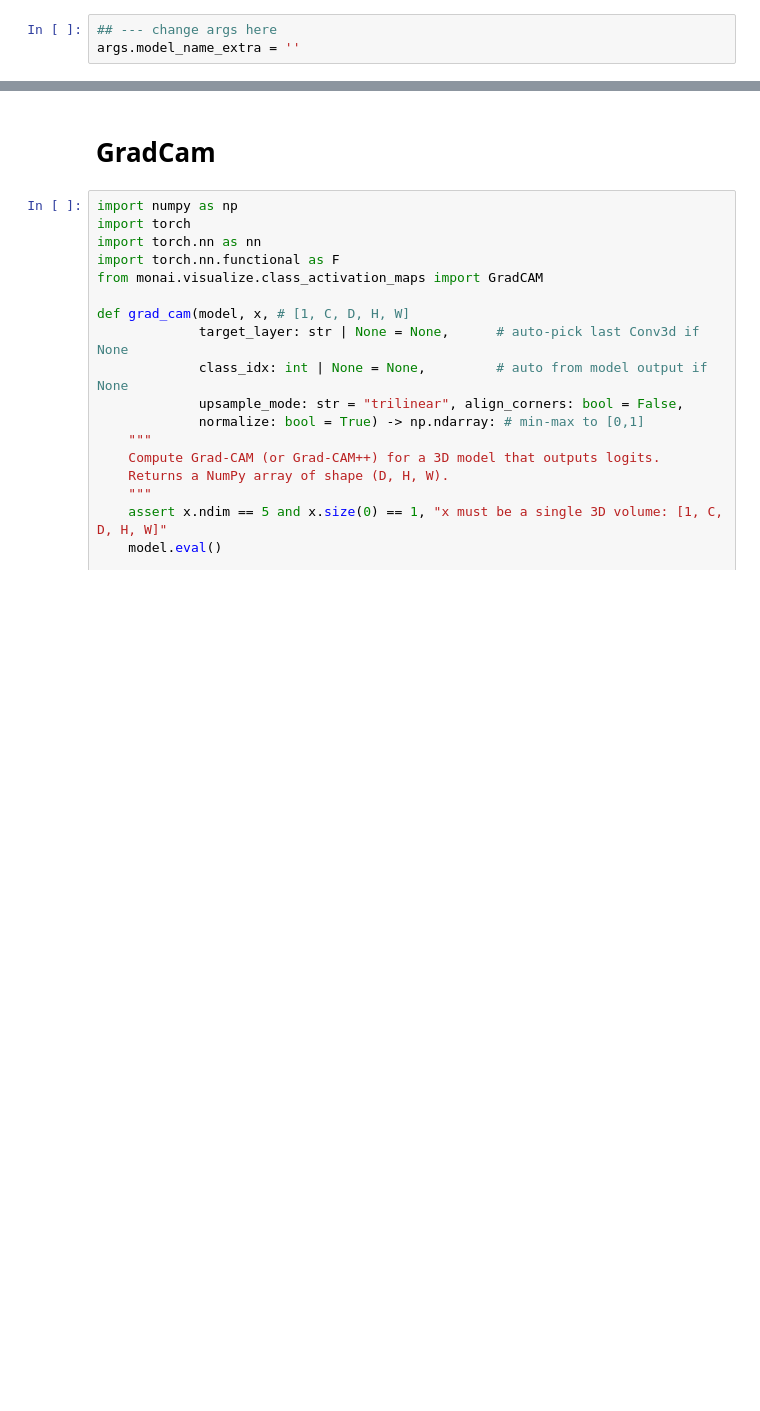
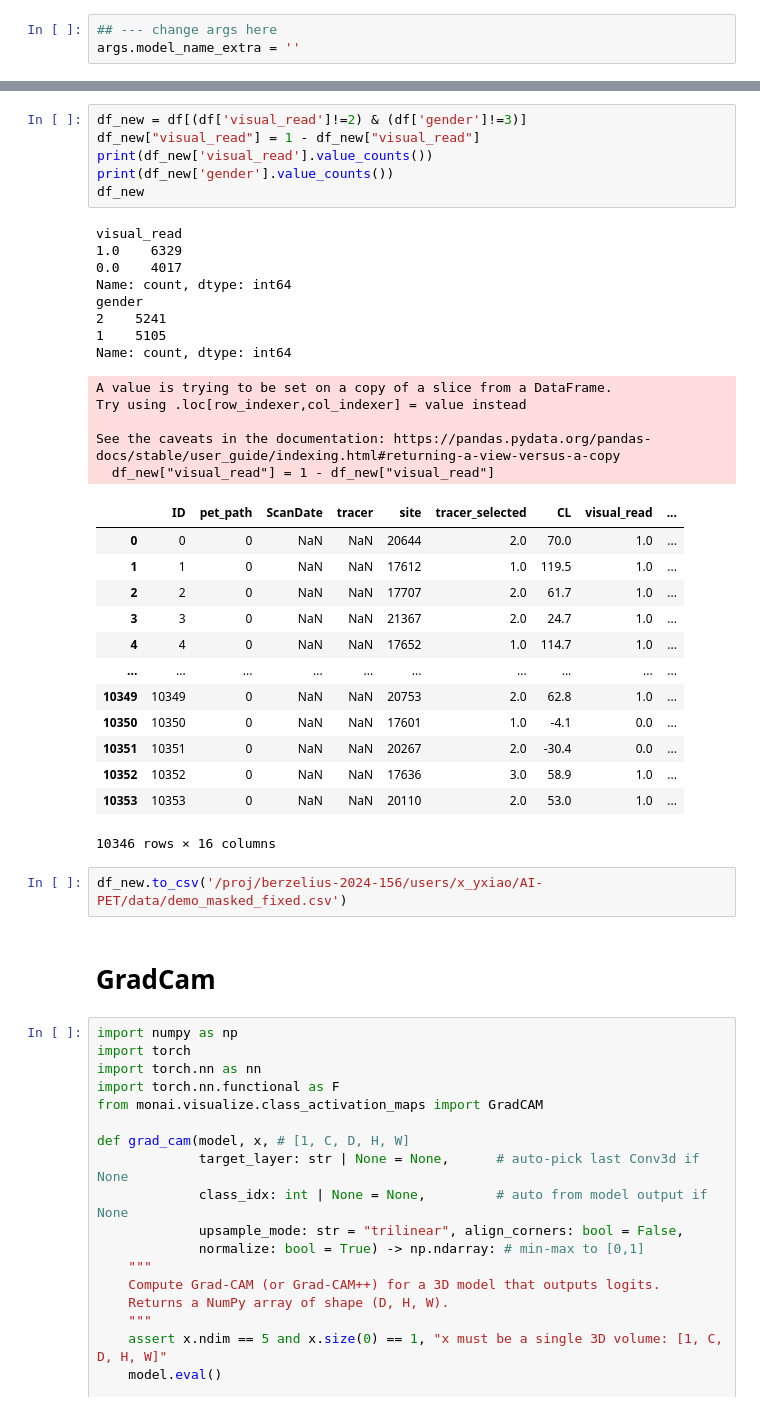
Before and after one commit to DeMONLab-BioFINDER/AI-PET, a Jupyter notebook: visualize.ipynb, the cells around one changed output, grey strips where cells are left out. Drawn from its saved outputs; the diff is of its cells as text; blank space fills up the shorter version.

```diff
--- a/visualize.ipynb
+++ b/visualize.ipynb
@@ -23,3 +66,38 @@ args.model_name_extra = ''
+# %%
+df_new = df[(df['visual_read']!=2) & (df['gender']!=3)]
+df_new["visual_read"] = 1 - df_new["visual_read"]
+print(df_new['visual_read'].value_counts())
+print(df_new['gender'].value_counts())
+df_new
+# %% [output]
+visual_read
+1.0    6329
+0.0    4017
+Name: count, dtype: int64
+gender
+2    5241
+1    5105
+Name: count, dtype: int64
+A value is trying to be set on a copy of a slice from a DataFrame.
+Try using .loc[row_indexer,col_indexer] = value instead
+
+See the caveats in the documentation: https://pandas.pydata.org/pandas-docs/stable/user_guide/indexing.html#returning-a-view-versus-a-copy
+  df_new["visual_read"] = 1 - df_new["visual_read"]
+|  | ID | pet_path | ScanDate | tracer | site | tracer_selected | CL | visual_read | ... |
+| 0 | 0 | 0 | NaN | NaN | 20644 | 2.0 | 70.0 | 1.0 | ... |
+| 1 | 1 | 0 | NaN | NaN | 17612 | 1.0 | 119.5 | 1.0 | ... |
+| 2 | 2 | 0 | NaN | NaN | 17707 | 2.0 | 61.7 | 1.0 | ... |
+| 3 | 3 | 0 | NaN | NaN | 21367 | 2.0 | 24.7 | 1.0 | ... |
+| 4 | 4 | 0 | NaN | NaN | 17652 | 1.0 | 114.7 | 1.0 | ... |
+| ... | ... | ... | ... | ... | ... | ... | ... | ... | ... |
+| 10349 | 10349 | 0 | NaN | NaN | 20753 | 2.0 | 62.8 | 1.0 | ... |
+| 10350 | 10350 | 0 | NaN | NaN | 17601 | 1.0 | -4.1 | 0.0 | ... |
+| 10351 | 10351 | 0 | NaN | NaN | 20267 | 2.0 | -30.4 | 0.0 | ... |
+| 10352 | 10352 | 0 | NaN | NaN | 17636 | 3.0 | 58.9 | 1.0 | ... |
+| 10353 | 10353 | 0 | NaN | NaN | 20110 | 2.0 | 53.0 | 1.0 | ... |
+10346 rows × 16 columns
+# %%
+df_new.to_csv('/proj/berzelius-2024-156/users/x_yxiao/AI-PET/data/demo_masked_fixed.csv')
 # %% [markdown]
 # GradCam
 # %%
```
Also changed, not shown: parts of 2 cells of this notebook, 12 other files.
